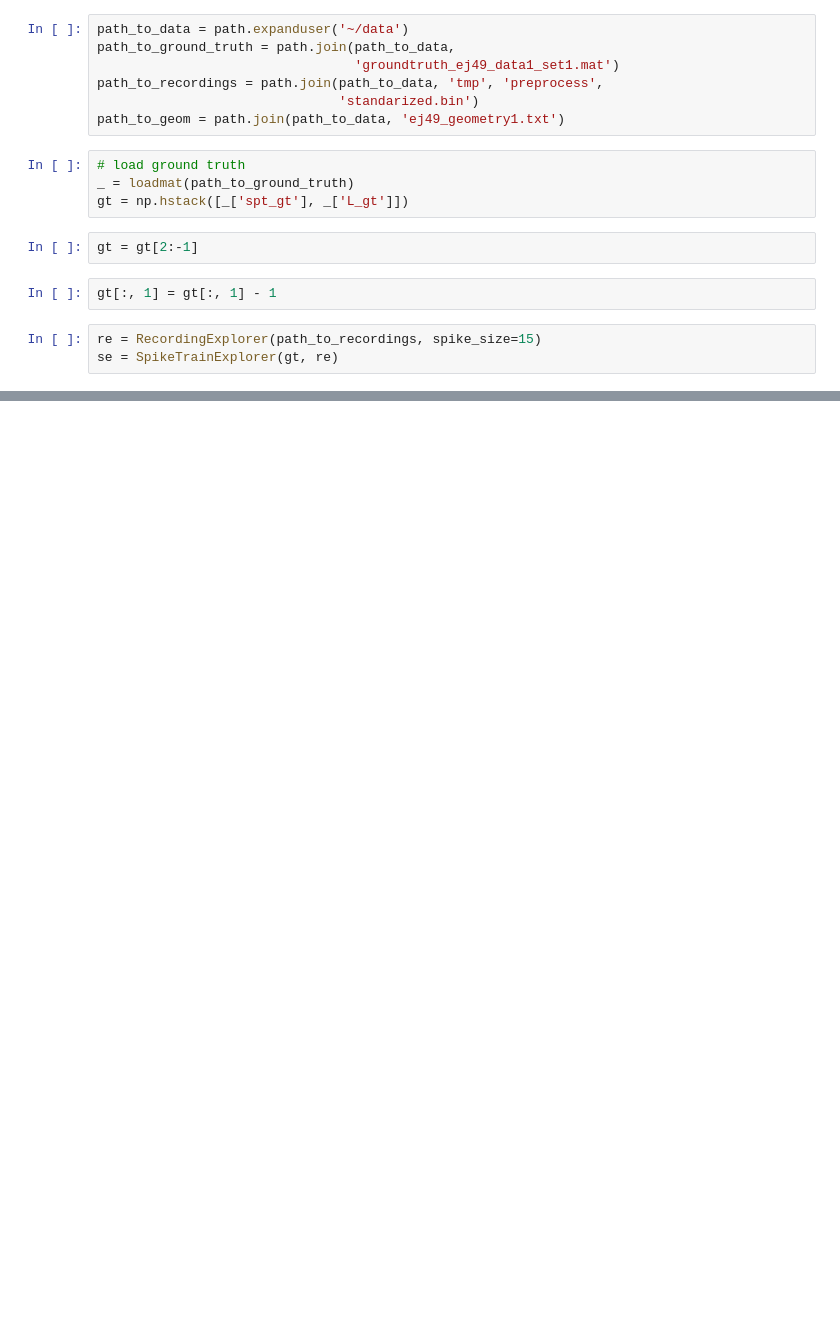
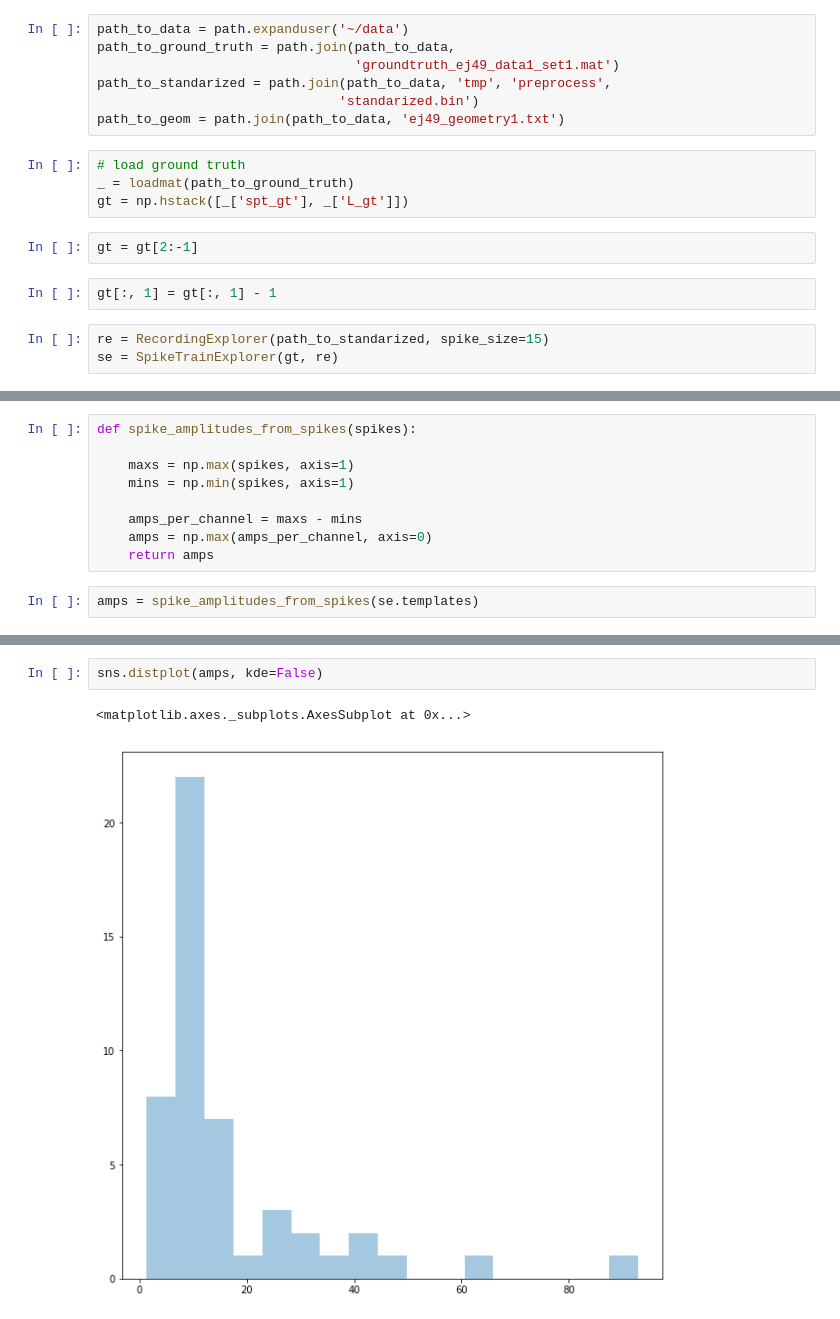
Before and after one commit to edublancas/yass-private, a Jupyter notebook: nnet/training-data-fix.ipynb, the cells around one changed output, grey strips where cells are left out. Drawn from its saved outputs; the diff is of its cells as text; blank space fills up the shorter version.

```diff
--- a/nnet/training-data-fix.ipynb
+++ b/nnet/training-data-fix.ipynb
@@ -37,7 +38,7 @@ CONFIG = read_config()
 path_to_data = path.expanduser('~/data')
 path_to_ground_truth = path.join(path_to_data,
                                  'groundtruth_ej49_data1_set1.mat')
-path_to_recordings = path.join(path_to_data, 'tmp', 'preprocess',
+path_to_standarized = path.join(path_to_data, 'tmp', 'preprocess',
                                'standarized.bin')
 path_to_geom = path.join(path_to_data, 'ej49_geometry1.txt')
 # %%
@@ -49,5 +50,5 @@ gt = gt[2:-1]
 # %%
 gt[:, 1] = gt[:, 1] - 1
 # %%
-re = RecordingExplorer(path_to_recordings, spike_size=15)
+re = RecordingExplorer(path_to_standarized, spike_size=15)
 se = SpikeTrainExplorer(gt, re)
@@ -55,0 +55,11 @@ KeyboardInterrupt:
+# %%
+def spike_amplitudes_from_spikes(spikes):
+
+    maxs = np.max(spikes, axis=1)
+    mins = np.min(spikes, axis=1)
+
+    amps_per_channel = maxs - mins
+    amps = np.max(amps_per_channel, axis=0)
+    return amps
+# %%
+amps = spike_amplitudes_from_spikes(se.templates)
@@ -55,0 +89,5 @@ KeyboardInterrupt:
+# %%
+sns.distplot(amps, kde=False)
+# %% [output]
+<matplotlib.axes._subplots.AxesSubplot at 0x...>
+[figure, added]
```
Also changed, not shown: parts of 7 cells of this notebook, 1 other file.
